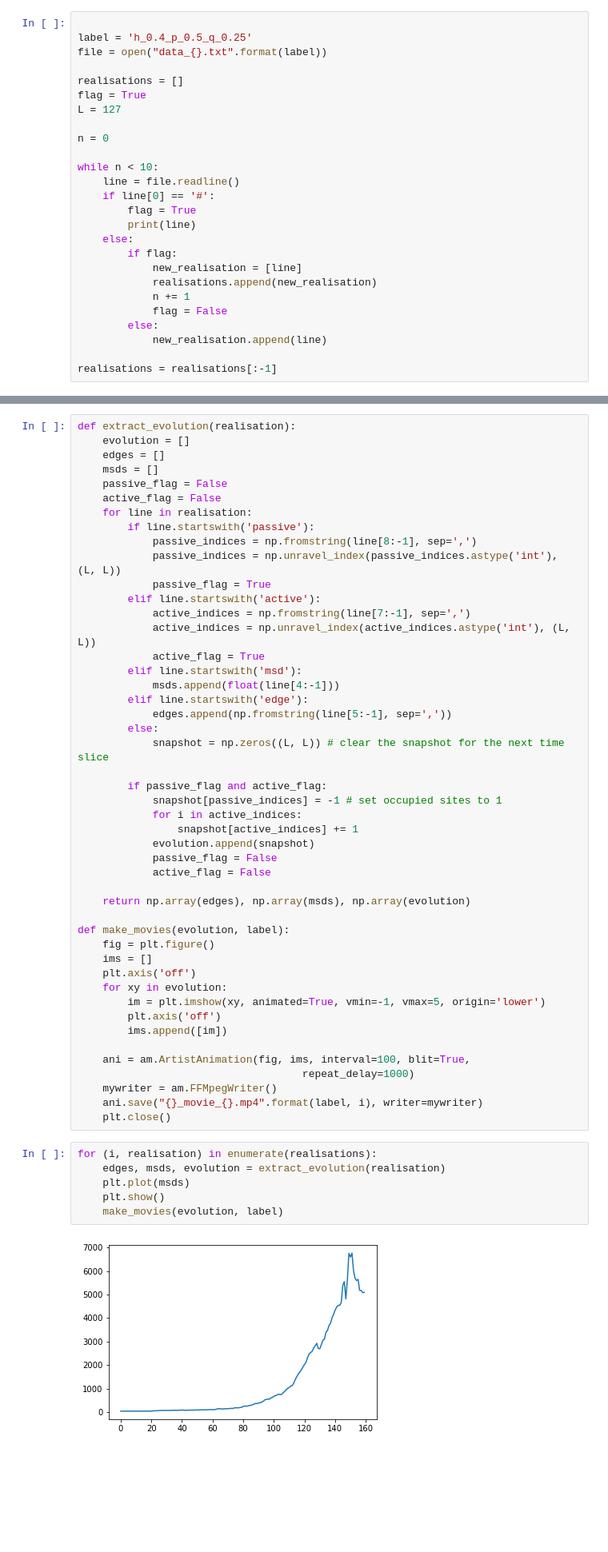
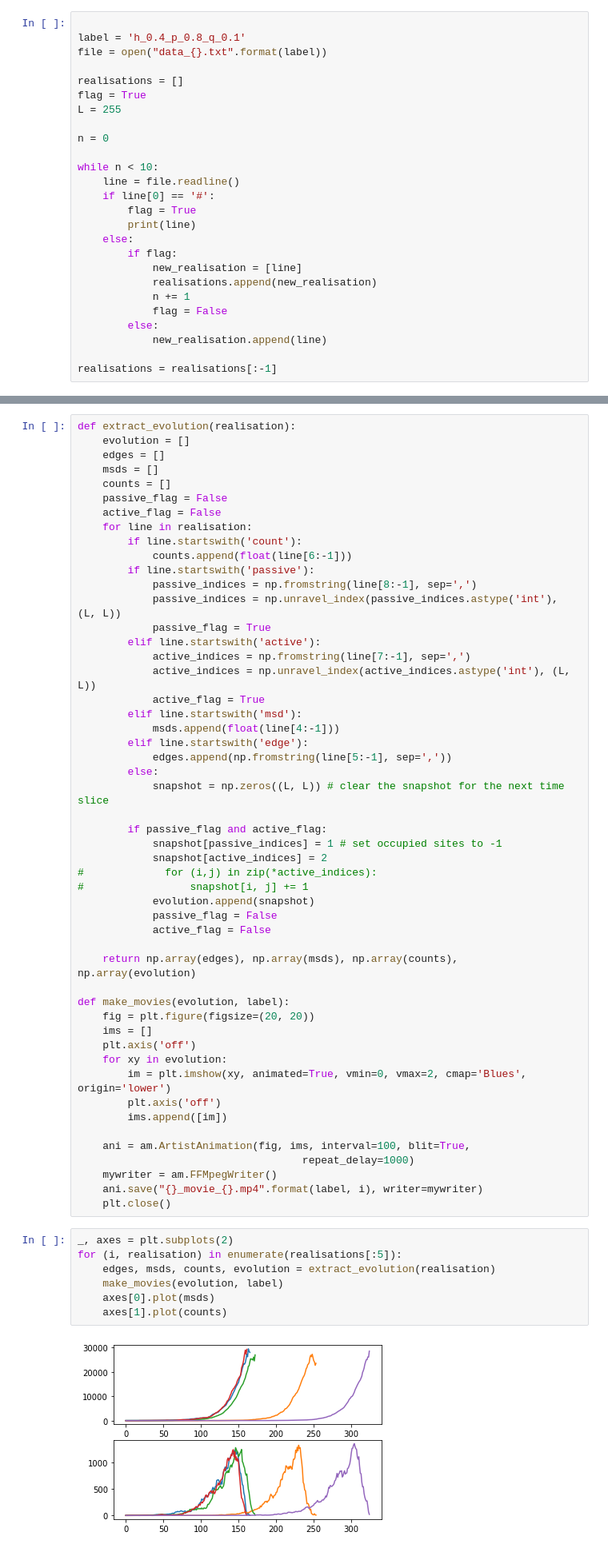
Before and after one commit to Irene-Li/BARW, a Jupyter notebook: BARW/plot_data.ipynb, the cells around one changed output, grey strips where cells are left out. Shown at 80% size. Saved outputs shown, nothing was run; the diff lists cells and outputs as text; blank space fills up the shorter version.

```diff
--- a/BARW/plot_data.ipynb
+++ b/BARW/plot_data.ipynb
@@ -10,12 +10,12 @@ https://github.com/matplotlib/matplotlib/blob/v3.1.2/matplotlibrc.template
 or from the matplotlib source distribution
 # %%
 
-label = 'h_0.4_p_0.5_q_0.25'
+label = 'h_0.4_p_0.8_q_0.1'
 file = open("data_{}.txt".format(label))
 
 realisations = []
 flag = True
-L = 127
+L = 255
 
 n = 0
 
@@ -57,9 +57,12 @@ def extract_evolution(realisation):
     evolution = []
     edges = []
     msds = []
+    counts = []
     passive_flag = False
     active_flag = False
     for line in realisation:
+        if line.startswith('count'):
+            counts.append(float(line[6:-1]))
         if line.startswith('passive'):
             passive_indices = np.fromstring(line[8:-1], sep=',')
             passive_indices = np.unravel_index(passive_indices.astype('int'), (L, L))
@@ -76,21 +79,22 @@ def extract_evolution(realisation):
             snapshot = np.zeros((L, L)) # clear the snapshot for the next time slice
 
         if passive_flag and active_flag:
-            snapshot[passive_indices] = -1 # set occupied sites to 1
-            for i in active_indices:
-                snapshot[active_indices] += 1
+            snapshot[passive_indices] = 1 # set occupied sites to -1
+            snapshot[active_indices] = 2
+#             for (i,j) in zip(*active_indices):
+#                 snapshot[i, j] += 1
             evolution.append(snapshot)
             passive_flag = False
             active_flag = False
 
-    return np.array(edges), np.array(msds), np.array(evolution)
+    return np.array(edges), np.array(msds), np.array(counts), np.array(evolution)
 
 def make_movies(evolution, label):
-    fig = plt.figure()
+    fig = plt.figure(figsize=(20, 20))
     ims = []
     plt.axis('off')
     for xy in evolution:
-        im = plt.imshow(xy, animated=True, vmin=-1, vmax=5, origin='lower')
+        im = plt.imshow(xy, animated=True, vmin=0, vmax=2, cmap='Blues', origin='lower')
         plt.axis('off')
         ims.append([im])
 
@@ -100,10 +104,11 @@ def make_movies(evolution, label):
     ani.save("{}_movie_{}.mp4".format(label, i), writer=mywriter)
     plt.close()
 # %%
-for (i, realisation) in enumerate(realisations):
-    edges, msds, evolution = extract_evolution(realisation)
-    plt.plot(msds)
-    plt.show()
+_, axes = plt.subplots(2)
+for (i, realisation) in enumerate(realisations[:5]):
+    edges, msds, counts, evolution = extract_evolution(realisation)
     make_movies(evolution, label)
+    axes[0].plot(msds)
+    axes[1].plot(counts)
 # %% [output]
-[figure, old version]
+[figure, new version]
```
Also changed, not shown: parts of 6 cells of this notebook, 2 other files.
